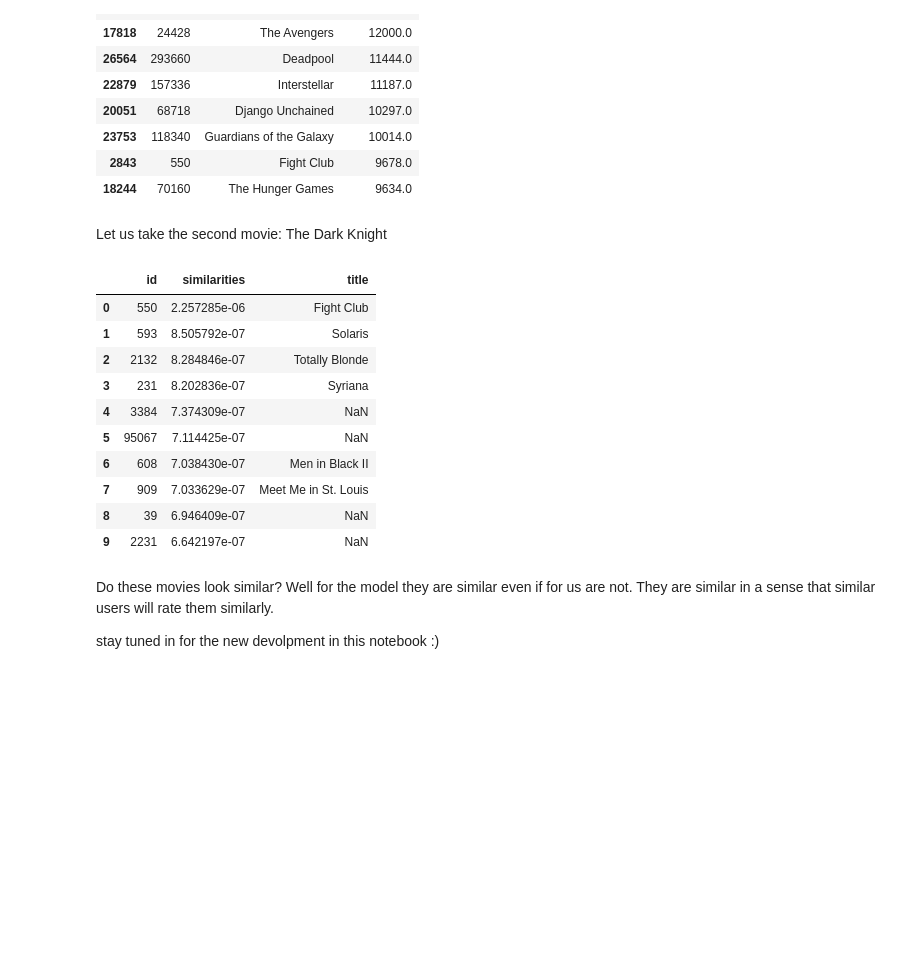
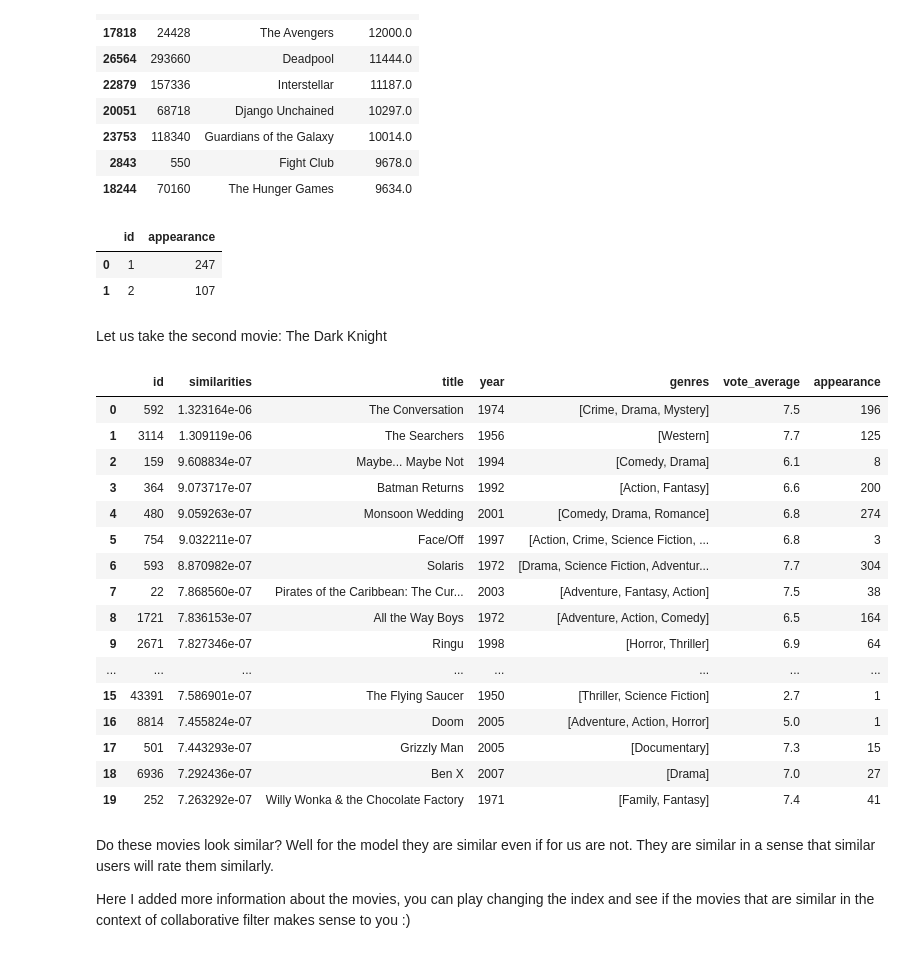
Before and after one commit to robertofuentesr/Useful_python_functions_ML, a Jupyter notebook: (10) recommender systems/(1) Collaborative Filtering.ipynb, the cells around one changed output. Saved outputs shown, nothing was run; the diff lists cells and outputs as text; code cells hidden in the pictures; blank space fills up the shorter version.

```diff
--- a/(10) recommender systems/(1) Collaborative Filtering.ipynb
+++ b/(10) recommender systems/(1) Collaborative Filtering.ipynb
@@ -206,12 +201,22 @@ X_full[['id','original_title','vote_count']].sort_values(by='vote_count',ascendi
 | 23753 | 118340 | Guardians of the Galaxy | 10014.0 |
 | 2843 | 550 | Fight Club | 9678.0 |
 | 18244 | 70160 | The Hunger Games | 9634.0 |
+# %%
+# let us see how many times each movie apears on X so that we know how many chances they got to get evaluated
+count_appearance = X[['userId', 'movieId']].groupby('movieId').count().reset_index(drop=False)
+count_appearance['id'] = count_appearance['movieId']
+count_appearance['appearance'] = count_appearance['userId']
+del count_appearance['userId']
+del count_appearance['movieId']
+count_appearance.head(2)
+# %% [output]
+|  | id | appearance |
+| 0 | 1 | 247 |
+| 1 | 2 | 107 |
 # %% [markdown]
 Let us take the second movie: The Dark Knight
 # %%
-# TFight Club id : 550
-index_movie = 550
-def get_similar_movies(index_movie,movie_matrix,X_full,X):
+def get_similar_movies(index_movie,movie_matrix,X_full,X,count_appearance):
     # we have this
     movies_id = list(X.movieId.unique())
     # this are the id of the user ratings, we have to find in which position the id 155 is, is not necesarily position 154 because in can be "jump"
@@ -224,24 +229,32 @@ def get_similar_movies(index_movie,movie_matrix,X_full,X):
     df_similarities_temp = pd.DataFrame({'id':movies_id,'similarities':similarities}).sort_values(by='similarities',ascending=False)
     df_similarities_temp['id']=df_similarities_temp['id'].astype(str)
     X_full['id']=X_full['id'].astype(str)
-    df_similarities = df_similarities_temp.merge(X_full[['id','title']] ,on='id',how='left')
+    count_appearance['id']=count_appearance['id'].astype(str)
+    df_similarities = df_similarities_temp.merge(X_full[['id','title','year','genres','vote_average']] ,on='id',how='inner')
+    df_similarities = df_similarities.merge(count_appearance[['id','appearance']] ,on='id',how='left')
     return df_similarities
 # %%
-df_similarities = get_similar_movies(index_movie,movie_matrix,X_full,X)
-df_similarities.head(10)
+df_similarities = get_similar_movies(1,movie_matrix,X_full,X,count_appearance)
+df_similarities.head(20)
 # %% [output]
-|  | id | similarities | title |
-| 0 | 550 | 2.257285e-06 | Fight Club |
-| 1 | 593 | 8.505792e-07 | Solaris |
-| 2 | 2132 | 8.284846e-07 | Totally Blonde |
-| 3 | 231 | 8.202836e-07 | Syriana |
-| 4 | 3384 | 7.374309e-07 | NaN |
-| 5 | 95067 | 7.114425e-07 | NaN |
-| 6 | 608 | 7.038430e-07 | Men in Black II |
-| 7 | 909 | 7.033629e-07 | Meet Me in St. Louis |
-| 8 | 39 | 6.946409e-07 | NaN |
-| 9 | 2231 | 6.642197e-07 | NaN |
+|  | id | similarities | title | year | genres | vote_average | appearance |
+| 0 | 592 | 1.323164e-06 | The Conversation | 1974 | [Crime, Drama, Mystery] | 7.5 | 196 |
+| 1 | 3114 | 1.309119e-06 | The Searchers | 1956 | [Western] | 7.7 | 125 |
+| 2 | 159 | 9.608834e-07 | Maybe... Maybe Not | 1994 | [Comedy, Drama] | 6.1 | 8 |
+| 3 | 364 | 9.073717e-07 | Batman Returns | 1992 | [Action, Fantasy] | 6.6 | 200 |
+| 4 | 480 | 9.059263e-07 | Monsoon Wedding | 2001 | [Comedy, Drama, Romance] | 6.8 | 274 |
+| 5 | 754 | 9.032211e-07 | Face/Off | 1997 | [Action, Crime, Science Fiction, ... | 6.8 | 3 |
+| 6 | 593 | 8.870982e-07 | Solaris | 1972 | [Drama, Science Fiction, Adventur... | 7.7 | 304 |
+| 7 | 22 | 7.868560e-07 | Pirates of the Caribbean: The Cur... | 2003 | [Adventure, Fantasy, Action] | 7.5 | 38 |
+| 8 | 1721 | 7.836153e-07 | All the Way Boys | 1972 | [Adventure, Action, Comedy] | 6.5 | 164 |
+| 9 | 2671 | 7.827346e-07 | Ringu | 1998 | [Horror, Thriller] | 6.9 | 64 |
+| ... | ... | ... | ... | ... | ... | ... | ... |
+| 15 | 43391 | 7.586901e-07 | The Flying Saucer | 1950 | [Thriller, Science Fiction] | 2.7 | 1 |
+| 16 | 8814 | 7.455824e-07 | Doom | 2005 | [Adventure, Action, Horror] | 5.0 | 1 |
+| 17 | 501 | 7.443293e-07 | Grizzly Man | 2005 | [Documentary] | 7.3 | 15 |
+| 18 | 6936 | 7.292436e-07 | Ben X | 2007 | [Drama] | 7.0 | 27 |
+| 19 | 252 | 7.263292e-07 | Willy Wonka & the Chocolate Factory | 1971 | [Family, Fantasy] | 7.4 | 41 |
 # %% [markdown]
 Do these movies look similar? Well for the model they are similar even if for us are not. They are similar in a sense that similar users will rate them similarly.
 
-stay tuned in for the new devolpment in this notebook :)
+Here I added more information about the movies, you can play changing the index and see if the movies that are similar in the context of collaborative filter makes sense to you :)
```
Also changed, not shown: parts of 5 cells of this notebook.
